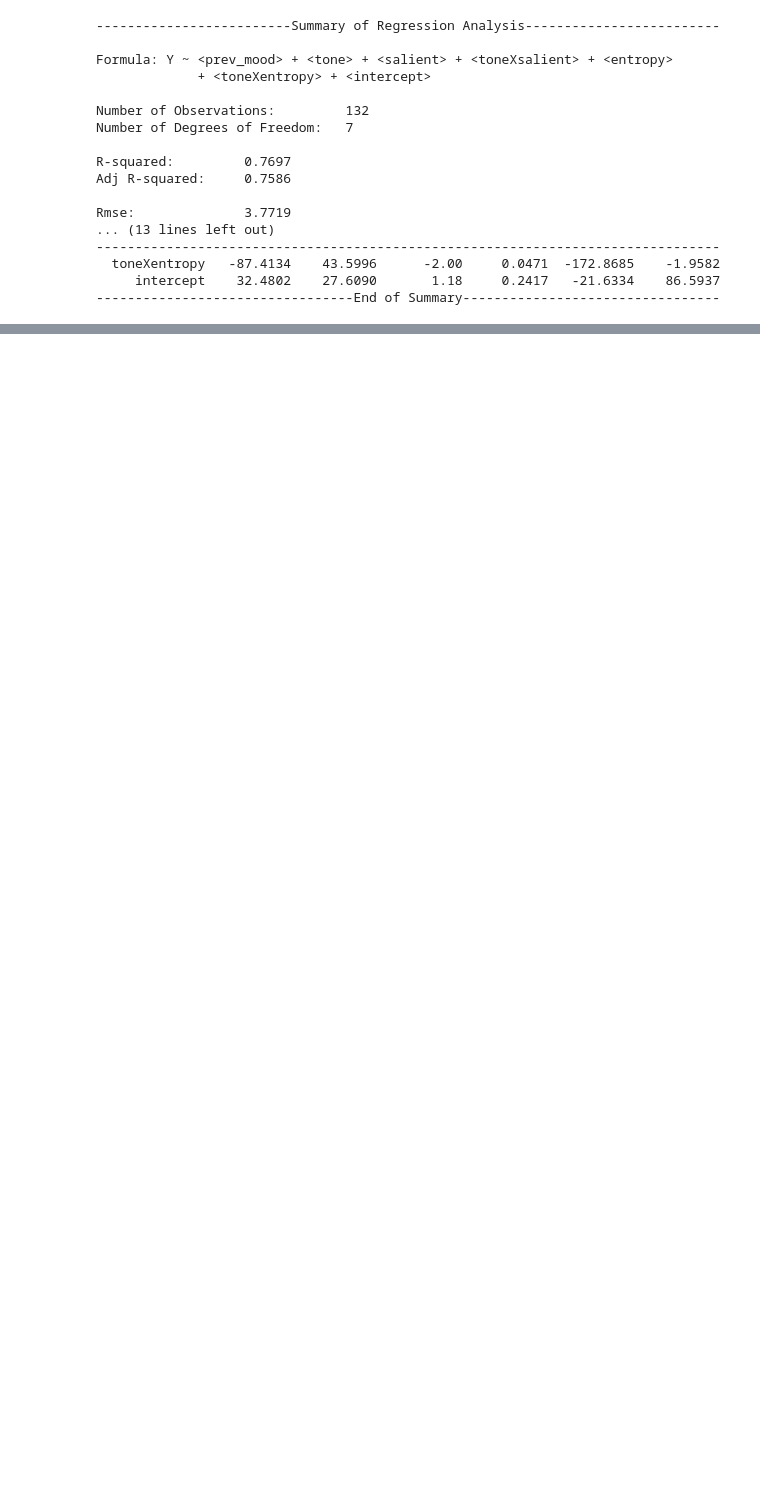
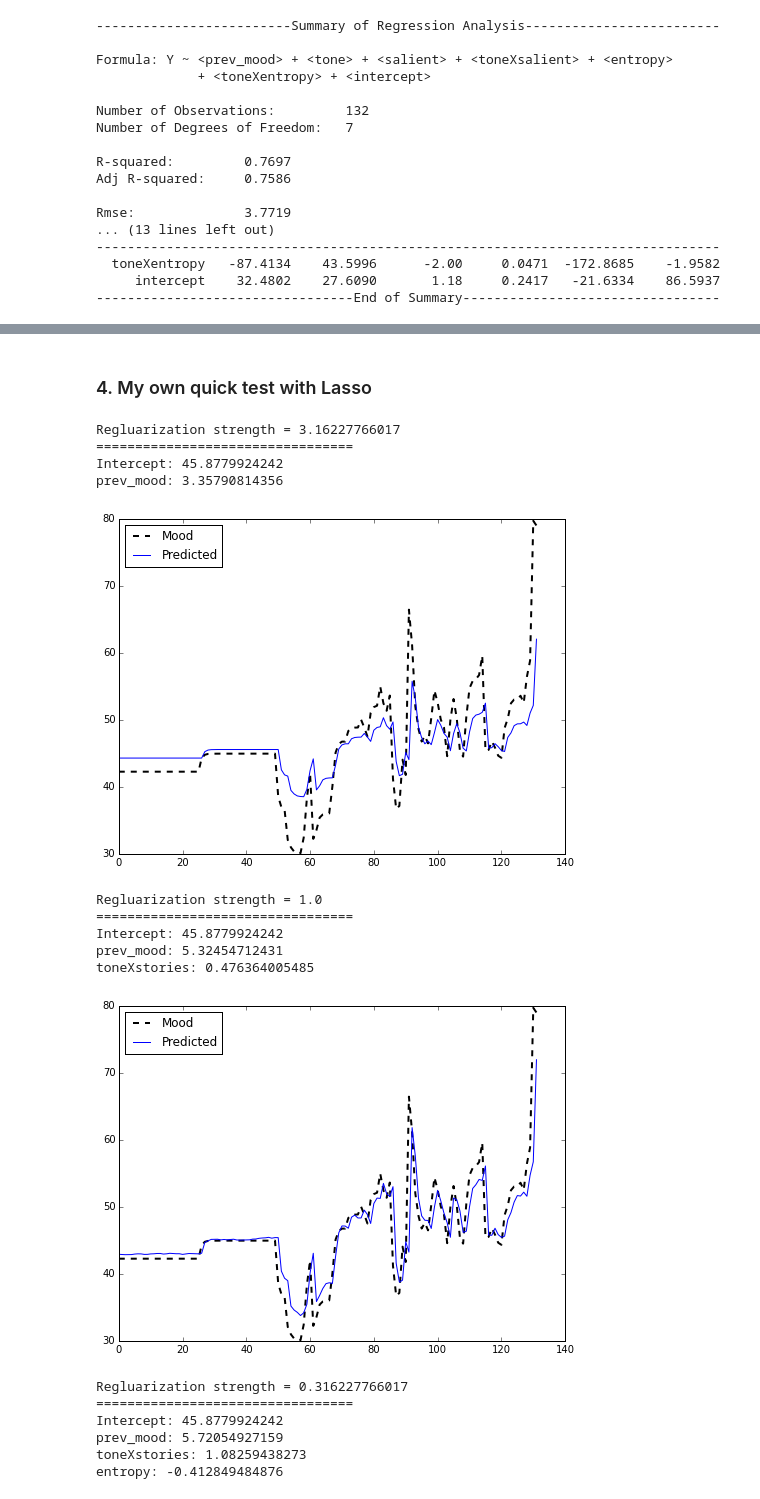
Before and after one commit to dallascard/immigration_policy_mood, a Jupyter notebook: replication.ipynb, the cells around one changed output, grey strips where cells are left out. Drawn from its saved outputs; the diff is of its cells as text; code cells hidden in the pictures; blank space fills up the shorter version.

```diff
--- a/replication.ipynb
+++ b/replication.ipynb
@@ -233,0 +335,63 @@ pd.ols(y=grouped['mood'], x=grouped[['prev_mood', 'tone', 'salient', 'toneXsalie
+# %% [markdown]
+### 4. My own quick test with Lasso
+# %%
+# Try running some quick Lasso regressions using the same set of variables to see what survives
+
+from sklearn.linear_model import Lasso, Ridge, LinearRegression
+from sklearn.preprocessing import scale
+import matplotlib.pyplot as plt
+%matplotlib inline
+
+# select the same columns as Regression 1
+cols_to_scale = ['prev_mood', 'toneXstories', 'entropy', 'stories', 'tone', 'toneXentropy']
+
+# scale the predictors to mean = 0, sd = 1
+scaled = scale(grouped[cols_to_scale])
+
+# take the scaled values as the design matrix
+X = scaled
+
+# take mood (unchanged) as the values to be predicted
+y = grouped['mood'].as_matrix()
+
+# loop through various values of regularization
+for i in range(1,-3,-1):
+    # set the regularization strength
+    alpha = np.power(np.sqrt(10.0),i)
+    # create a Lasso model
+    model = Lasso(normalize=False, alpha=alpha)
+    # fit the model
+    model.fit(X=X, y=y)
+    # take the model predictions
+    pred = model.predict(X)
+    # display the results and plot
+    print "Regluarization strength =", alpha
+    print "================================="
+    print "Intercept:", model.intercept_
+    for index, c in enumerate(cols_to_scale):
+        if model.coef_[index] != 0:
+            print c + ":", model.coef_[index]
+    plt.figure(figsize=(8,6))
+    x_range = np.arange(len(y))
+    plt.plot(x_range, y, 'k--', linewidth=2, label='Mood')
+    plt.plot(x_range, pred, label='Predicted')
+    plt.legend(loc='upper left')
+    plt.show()
+# %% [output]
+Regluarization strength = 3.16227766017
+=================================
+Intercept: 45.8779924242
+prev_mood: 3.35790814356
+[figure, added]
+Regluarization strength = 1.0
+=================================
+Intercept: 45.8779924242
+prev_mood: 5.32454712431
+toneXstories: 0.476364005485
+[figure, added]
+Regluarization strength = 0.316227766017
+=================================
+Intercept: 45.8779924242
+prev_mood: 5.72054927159
+toneXstories: 1.08259438273
+entropy: -0.412849484876
```
Also changed, not shown: parts of 17 cells of this notebook.
